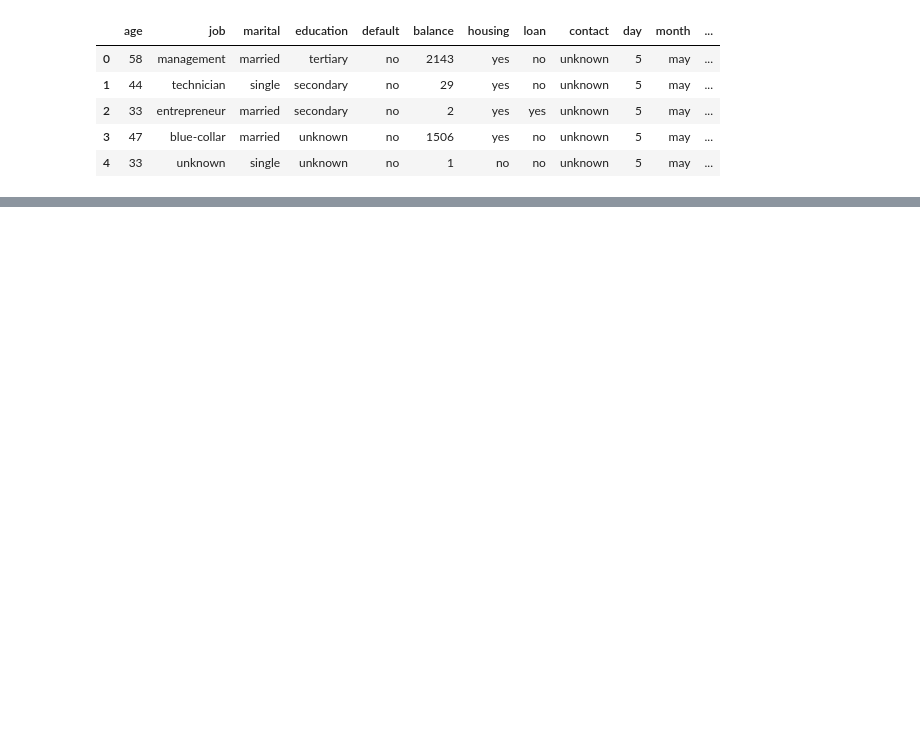
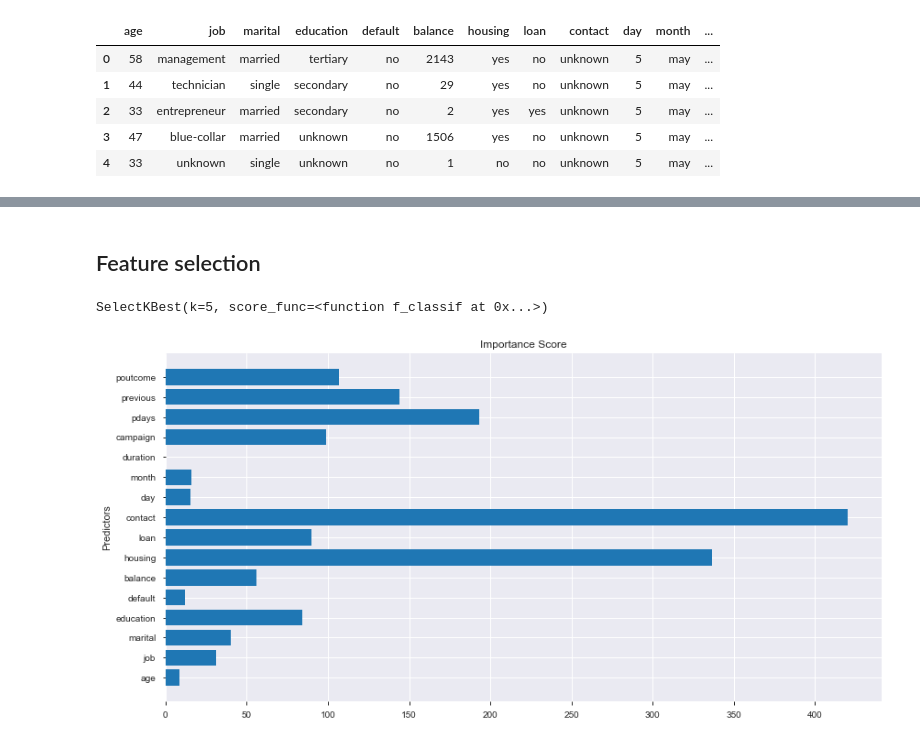
Before and after one commit to minggnim/ml-exp, a Jupyter notebook: End-to-End Classification Modelling.ipynb, the cells around one changed output, grey strips where cells are left out. Drawn from its saved outputs; the diff is of its cells as text; code cells hidden in the pictures; blank space fills up the shorter version.

Commit message:
some changes made to classification

```diff
--- a/Classification Models.ipynb
+++ b/End-to-End Classification Modelling.ipynb
@@ -21,0 +78,3 @@ pp.ProfileReport(df)
+# %%
+num_cols = train_features.select_dtypes(include=np.number).columns
+cat_cols = list(set(train_features.columns) - set(num_cols))
@@ -21,0 +97,13 @@ pp.ProfileReport(df)
+# %%
+def data_pipeline(df):
+    """Normalizes and converts data and returns dataframe """
+
+    num_cols = df.select_dtypes(include=np.number).columns
+    cat_cols = list(set(df.columns) - set(num_cols))
+    # Normalize Numeric Data
+    df[num_cols] = StandardScaler().fit_transform(df[num_cols])
+    # Convert categorical variables to integers
+    df[cat_cols] = df[cat_cols].apply(LabelEncoder().fit_transform)
+    return df
+# %%
+train_features_prepared = data_pipeline(train_features)
@@ -21,0 +130,25 @@ pp.ProfileReport(df)
+# %% [markdown]
+## Feature selection
+# %%
+from sklearn.feature_selection import SelectKBest, f_classif
+
+predictors = train_features_prepared.columns
+
+selector = SelectKBest(f_classif, k=5)
+selector.fit(train_features_prepared[predictors], train_label)
+# %% [output]
+SelectKBest(k=5, score_func=<function f_classif at 0x...>)
+# %%
+# Get the p-values from our selector for each model and convert to a logarithmic scale for easy vizualization
+importance_score = -np.log(selector.pvalues_)
+
+# Plot each column with their importance score
+plt.rcParams["figure.figsize"] = [14,7]
+plt.barh(range(len(predictors)), importance_score, color='C0')
+plt.ylabel("Predictors")
+plt.title("Importance Score")
+plt.yticks(range(len(predictors)), predictors)
+
+plt.show()
+# %% [output]
+[figure, added]
```
Also changed, not shown: parts of 18 cells of this notebook.
